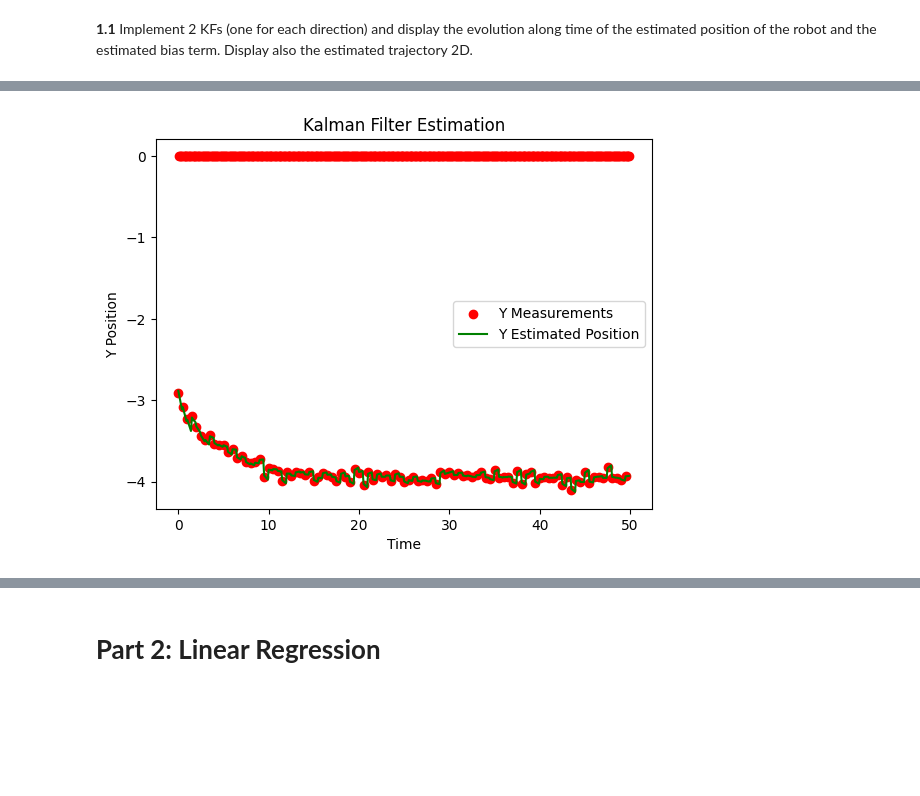
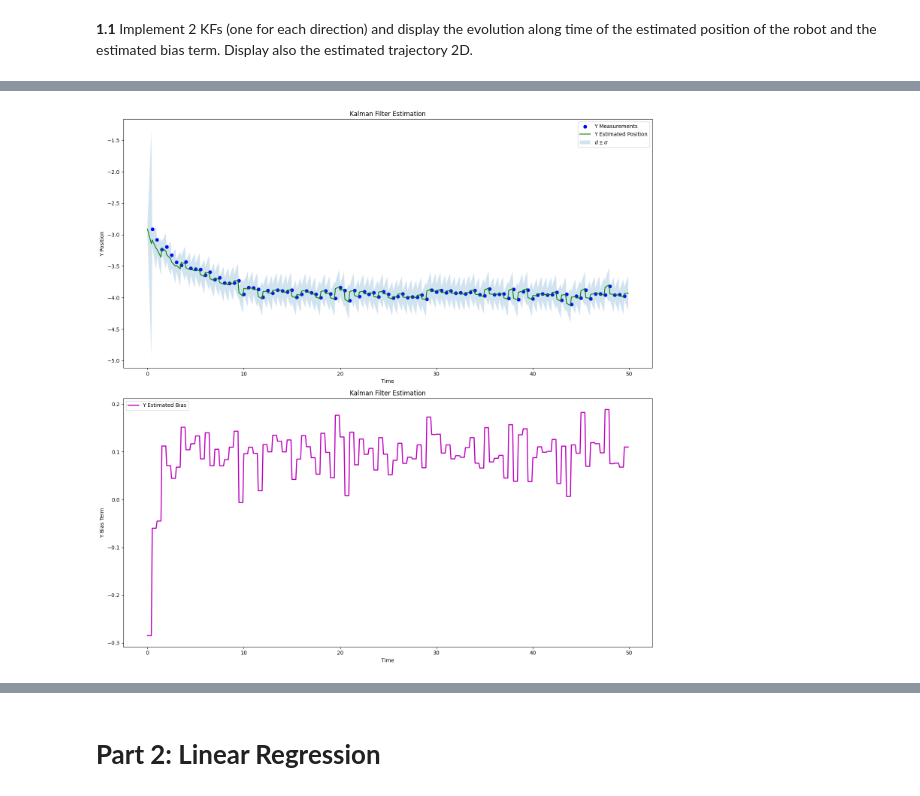
Before and after one commit to brumocas/ML_Projects, a Jupyter notebook: Proj1/ML_project1.ipynb, the cells around one changed output, grey strips where cells are left out. Saved outputs shown, nothing was run; the diff lists cells and outputs as text; code cells hidden in the pictures; blank space fills up the shorter version.

```diff
--- a/Proj1/ML_project1.ipynb
+++ b/Proj1/ML_project1.ipynb
@@ -331,76 +328,93 @@ plt.show()
 # %%
+import numpy as np
+import matplotlib.pyplot as plt
 
-#Inter sample time
+# Inter sample time
 dt = time[1] - time[0]
 
 bias_y = 0
 # init state
-X = np.array([ [0], [bias_y] ])
+X = np.array([[0], [bias_y]])
 
 # ini Covar
-P = np.array( [ [ 1, 0.0],
-                [ 0.0, 1] ]) * 1000
+P = np.array([[1, 0.0],
+              [0.0, 1]]) * 20
 
 # state matrix
-A = np.array( [ [ 1, dt ],
-                [ 0.0, 1] ])
+A = np.array([[1, dt],
+              [0.0, 1]])
 
 # input effect matrix
-B = np.array( [ [dt], [0.0] ])
+B = np.array([[dt], [0.0]])
 
 # meas matrix
-H = np.array( [ [1.0, 0.0] ])
+H = np.array([[1.0, 0.0]])
 
 # meas noise
-R = np.array( [ [1.0] ]) * 10
+R = np.array([[1.0]]) * 0.01
 
 # process noise
-Q = np.array(np.eye(2) * 10)
+Q = np.array(np.eye(2) * 0.01 )
 
 # Kalman Filter loop
 
 N_iter = len(time)    # implies dt*N_iter seconds
 
 estimated_y = []
 estimated_y_bias = []
-for t in arange(0, N_iter):
+d_up_time = []
+d_dn_time = []
+for t in range(0, N_iter):
 
-  # Predict State
-  U = np.array( [ [vy[t]] ])
-  (X, P) = kf_predict(X, P, A, Q, B, U)
+    # Predict State
+    U = np.array([[vy[t]]])
+    (X, P) = kf_predict(X, P, A, Q, B, U)
 
-  # Update State
-  if t%5 ==0:
-    Z = np.array( [ [y[t]] ])
-    (X, P) = kf_update(X, P, Z, H, R)
+    # Update State
+    if t % 5 == 0:
+        Z = np.array([[y[t]]])
+        (X, P) = kf_update(X, P, Z, H, R)
 
-  # Save the estimated position   for plotting
-  estimated_y.append(X[0])
-  estimated_y_bias.append(X[1])
+    # Save the estimated position   for plotting
+    estimated_y.append(X[0])
+    estimated_y_bias.append(X[1])
+    d_up_time.append( X[0].item() + sqrt( P[0][0]).item() )
+    d_dn_time.append( X[0].item() - sqrt( P[0][0]).item() )
+
+
 
 # End For Loop
 estimated_y = np.array(estimated_y)
 estimated_y_bias = np.array(estimated_y_bias)
 
+# Convert the array to a numpy array for easier manipulation
+arr_np = np.array(y)
+arr_np_t = np.array(time)
 
-# Plotting the results
-#plt.plot(time, y, label='True Position', color='blue')
-plt.scatter(time, y, label='Y Measurements', color='red', marker='o')
-plt.plot(time, estimated_y, label='Y Estimated Position', color='green')
+# Get every 5th element starting from the first index (index 0)
+y_1 = arr_np[::5][arr_np[::5] != 0]
+t_1 = arr_np_t[::5][arr_np_t[::5] != 0]
 
-plt.xlabel('Time')
-plt.ylabel('Y Position')
-plt.legend()
-plt.title('Kalman Filter Estimation')
+# Create subplots
+fig, axes = plt.subplots(2, 1, figsize=(15, 15))
+
+# Plot X Position estimation
+axes[0].scatter(t_1, y_1[:-1], label='Y Measurements', color='blue', marker='o')
+axes[0].plot(time, estimated_y, label='Y Estimated Position', color='green')
+axes[0].fill_between(time, d_dn_time, d_up_time, alpha=0.2, linewidth=2, label='$d\pm\sigma$')
+axes[0].set_xlabel('Time')
+axes[0].set_ylabel('Y Position')
+axes[0].legend()
+axes[0].set_title('Kalman Filter Estimation')
+
+# Plot X Bias term estimation
+axes[1].plot(time, estimated_y_bias, label='Y Estimated Bias', color='m', linewidth = 2)
+axes[1].set_xlabel('Time')
+axes[1].set_ylabel('Y Bias Term')
+axes[1].legend()
+axes[1].set_title('Kalman Filter Estimation')
+
+plt.tight_layout()
 plt.show()
-
-# Plotting the results
-plt.plot(time, estimated_y_bias, label='Y Estimated Bias', color='green')
-
-plt.xlabel('Time')
-plt.ylabel('Y Bias Term')
-plt.legend()
-plt.title('Kalman Filter Estimation')
-plt.show()
 # %% [output]
-[figure, old version]
+[figure, new version]
```
Also changed, not shown: parts of 9 cells of this notebook, 1 other file.
